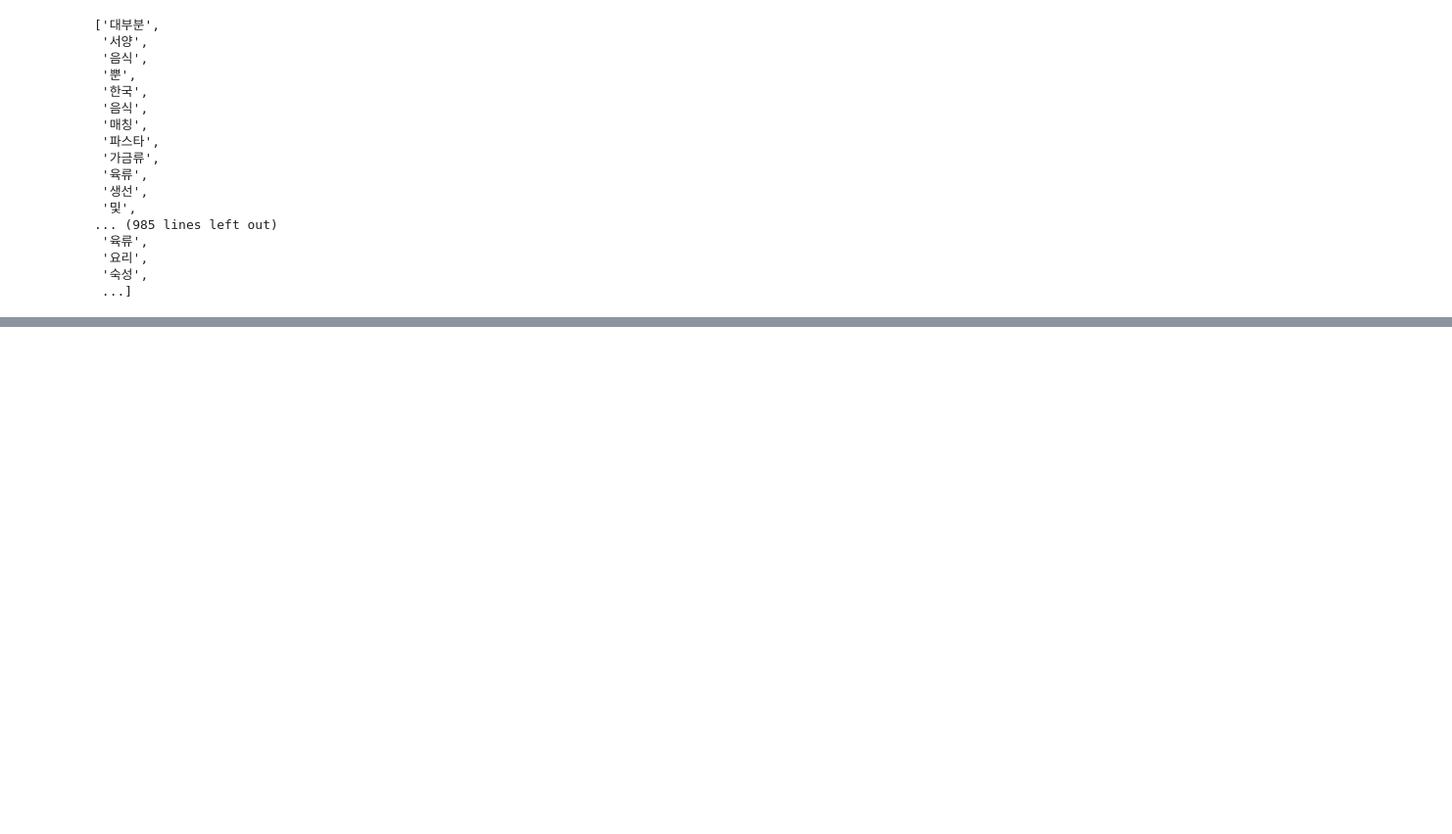
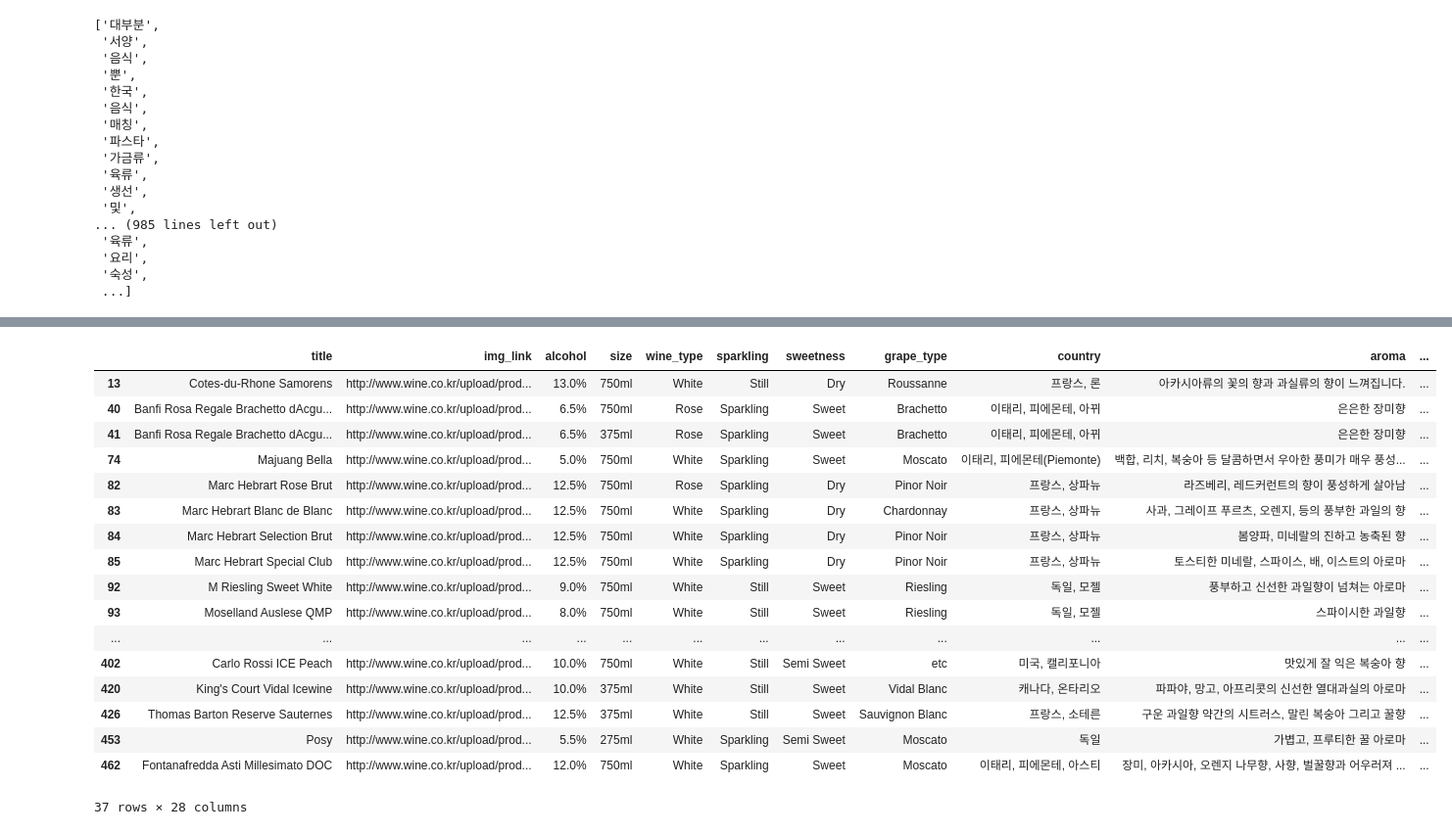
Before and after one commit to tedroutine/wine_recommendation_modeling, a Jupyter notebook: Wine_Recommendation_modeling.ipynb, the cells around one changed output, grey strips where cells are left out. Shown at 98% size. Saved outputs shown, nothing was run; the diff lists cells and outputs as text; code cells hidden in the pictures; blank space fills up the shorter version.

Commit message:
added aroma but failed'

```diff
--- a/Wine_Recommendation_modeling.ipynb
+++ b/Wine_Recommendation_modeling.ipynb
@@ -712,0 +718,3 @@ if df[~df.food_pairing.isnull()].food_pairing
+# %%
+for name in ['red_meat', 'seafood', 'dessert', 'fruits_vegetables']:
+    print(df[name].value_counts())
@@ -741,0 +810,11 @@ findfont: Font family ['NanumBarunGothic'] not found. Falling back to DejaVu San
+# %%
+floral = ['로럴', '백합', '자스민', '제라니움', '쟈스민', '피오니', '꽃', '아이리스', '부케', '아카시아', '장미']
+fruit = ['트로피칼', '복숭아', '과일', '열매', '스트로베리', '딸기', '블루베리', '베리', '아로니아', '과실', '라스베리', '자두', '체리', '카시스', '사과', '배향', '커런트', '멜론', '애플', '프룻', '매실', '프루티']
+cologne = ['트러스', '씨트런향', '자몽', '오렌지', '레몬', '귤', '라임']
+oriental = ['에스프레소', '향신료', '담배', '가죽', '쵸콜릿', '바닐라', '카라멜', '초콜릿', '캬라멜', '스모크', '흑연', '감초', '모카', '스파이', '꿀', '씨나몬', '헤이즐넛', '코코아', '타바코', '시가', '라벤다', '라벤더', '레더', '발사믹']
+earth = ['낙엽', '흙내', '후추', '오크', '커피', '삼나무', '로즈마리', '나무', '미네랄', '버섯', '허브', '페퍼', '미네랄', '토양']
+# %%
+for name, column in zip(['floral', 'fruit', 'cologne', 'oriental', 'earth'], [floral, fruit, cologne, oriental, earth]):
+    df[name] = 0
+    for ingredients in column:
+        df.loc[df[df.food_pairing.str.contains(ingredients)].index, name] = 1
@@ -741,0 +853,21 @@ findfont: Font family ['NanumBarunGothic'] not found. Falling back to DejaVu San
+# %%
+df[df['fruit']==1]
+# %% [output]
+|  | title | img_link | alcohol | size | wine_type | sparkling | sweetness | grape_type | country | aroma | ... |
+| 13 | Cotes-du-Rhone Samorens | http://www.wine.co.kr/upload/prod... | 13.0% | 750ml | White | Still | Dry | Roussanne | 프랑스, 론 | 아카시아류의 꽃의 향과 과실류의 향이 느껴집니다. | ... |
+| 40 | Banfi Rosa Regale Brachetto dAcgu... | http://www.wine.co.kr/upload/prod... | 6.5% | 750ml | Rose | Sparkling | Sweet | Brachetto | 이태리, 피에몬테, 아뀌 | 은은한 장미향 | ... |
+| 41 | Banfi Rosa Regale Brachetto dAcgu... | http://www.wine.co.kr/upload/prod... | 6.5% | 375ml | Rose | Sparkling | Sweet | Brachetto | 이태리, 피에몬테, 아뀌 | 은은한 장미향 | ... |
+| 74 | Majuang Bella | http://www.wine.co.kr/upload/prod... | 5.0% | 750ml | White | Sparkling | Sweet | Moscato | 이태리, 피에몬테(Piemonte) | 백합, 리치, 복숭아 등 달콤하면서 우아한 풍미가 매우 풍성... | ... |
+| 82 | Marc Hebrart Rose Brut | http://www.wine.co.kr/upload/prod... | 12.5% | 750ml | Rose | Sparkling | Dry | Pinor Noir | 프랑스, 상파뉴 | 라즈베리, 레드커런트의 향이 풍성하게 살아남 | ... |
+| 83 | Marc Hebrart Blanc de Blanc | http://www.wine.co.kr/upload/prod... | 12.5% | 750ml | White | Sparkling | Dry | Chardonnay | 프랑스, 상파뉴 | 사과, 그레이프 푸르츠, 오렌지, 등의 풍부한 과일의 향 | ... |
+| 84 | Marc Hebrart Selection Brut | http://www.wine.co.kr/upload/prod... | 12.5% | 750ml | White | Sparkling | Dry | Pinor Noir | 프랑스, 상파뉴 | 봄양파, 미네랄의 진하고 농축된 향 | ... |
+| 85 | Marc Hebrart Special Club | http://www.wine.co.kr/upload/prod... | 12.5% | 750ml | White | Sparkling | Dry | Pinor Noir | 프랑스, 상파뉴 | 토스티한 미네랄, 스파이스, 배, 이스트의 아로마 | ... |
+| 92 | M Riesling Sweet White | http://www.wine.co.kr/upload/prod... | 9.0% | 750ml | White | Still | Sweet | Riesling | 독일, 모젤 | 풍부하고 신선한 과일향이 넘쳐는 아로마 | ... |
+| 93 | Moselland Auslese QMP | http://www.wine.co.kr/upload/prod... | 8.0% | 750ml | White | Still | Sweet | Riesling | 독일, 모젤 | 스파이시한 과일향 | ... |
+| ... | ... | ... | ... | ... | ... | ... | ... | ... | ... | ... | ... |
+| 402 | Carlo Rossi ICE Peach | http://www.wine.co.kr/upload/prod... | 10.0% | 750ml | White | Still | Semi Sweet | etc | 미국, 캘리포니아 | 맛있게 잘 익은 복숭아 향 | ... |
+| 420 | King's Court Vidal Icewine | http://www.wine.co.kr/upload/prod... | 10.0% | 375ml | White | Still | Sweet | Vidal Blanc | 캐나다, 온타리오 | 파파야, 망고, 아프리콧의 신선한 열대과실의 아로마 | ... |
+| 426 | Thomas Barton Reserve Sauternes | http://www.wine.co.kr/upload/prod... | 12.5% | 375ml | White | Still | Sweet | Sauvignon Blanc | 프랑스, 소테른 | 구운 과일향 약간의 시트러스, 말린 복숭아 그리고 꿀향 | ... |
+| 453 | Posy | http://www.wine.co.kr/upload/prod... | 5.5% | 275ml | White | Sparkling | Semi Sweet | Moscato | 독일 | 가볍고, 프루티한 꿀 아로마 | ... |
+| 462 | Fontanafredda Asti Millesimato DOC | http://www.wine.co.kr/upload/prod... | 12.0% | 750ml | White | Sparkling | Sweet | Moscato | 이태리, 피에몬테, 아스티 | 장미, 아카시아, 오렌지 나무향, 사향, 벌꿀향과 어우러져 ... | ... |
+37 rows × 28 columns
```
Also changed, not shown: parts of 23 cells of this notebook.
